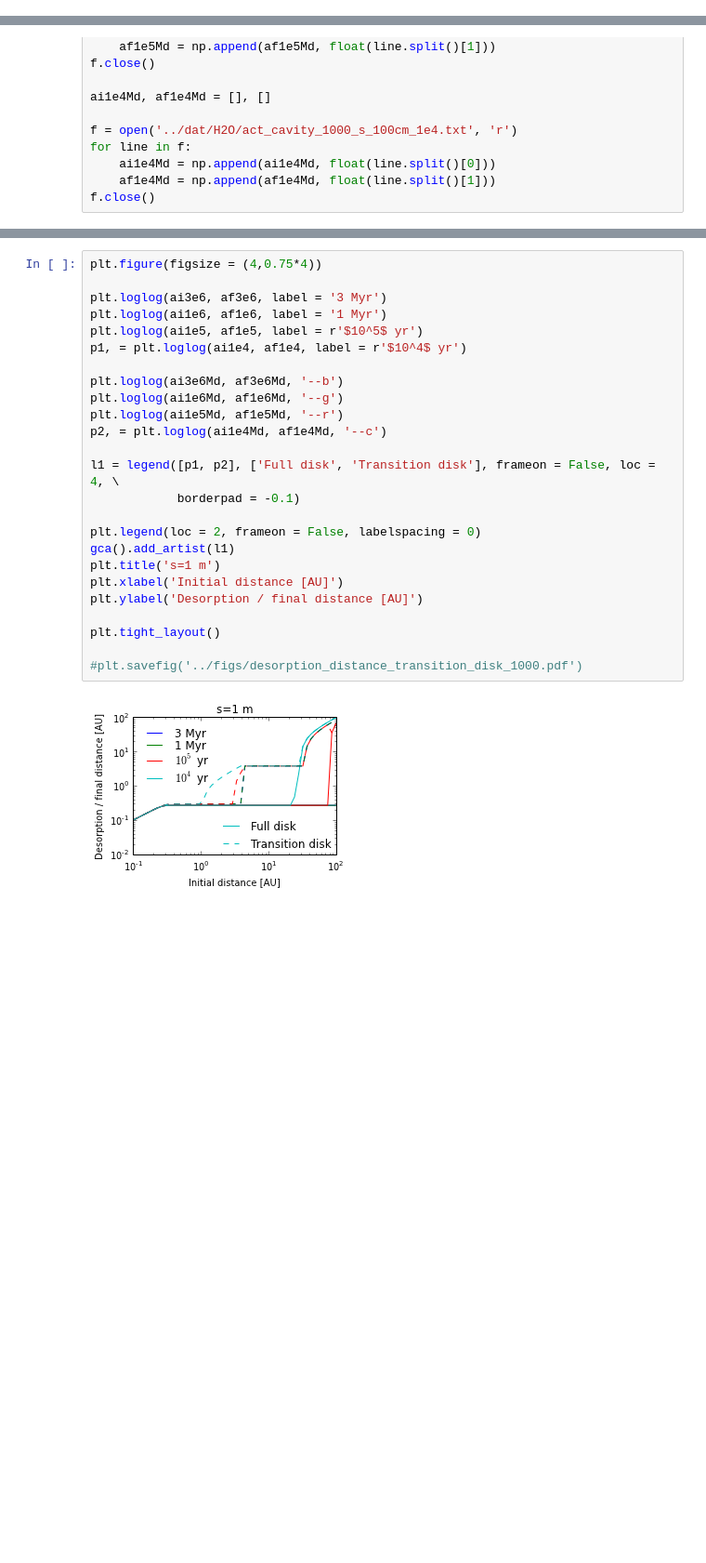
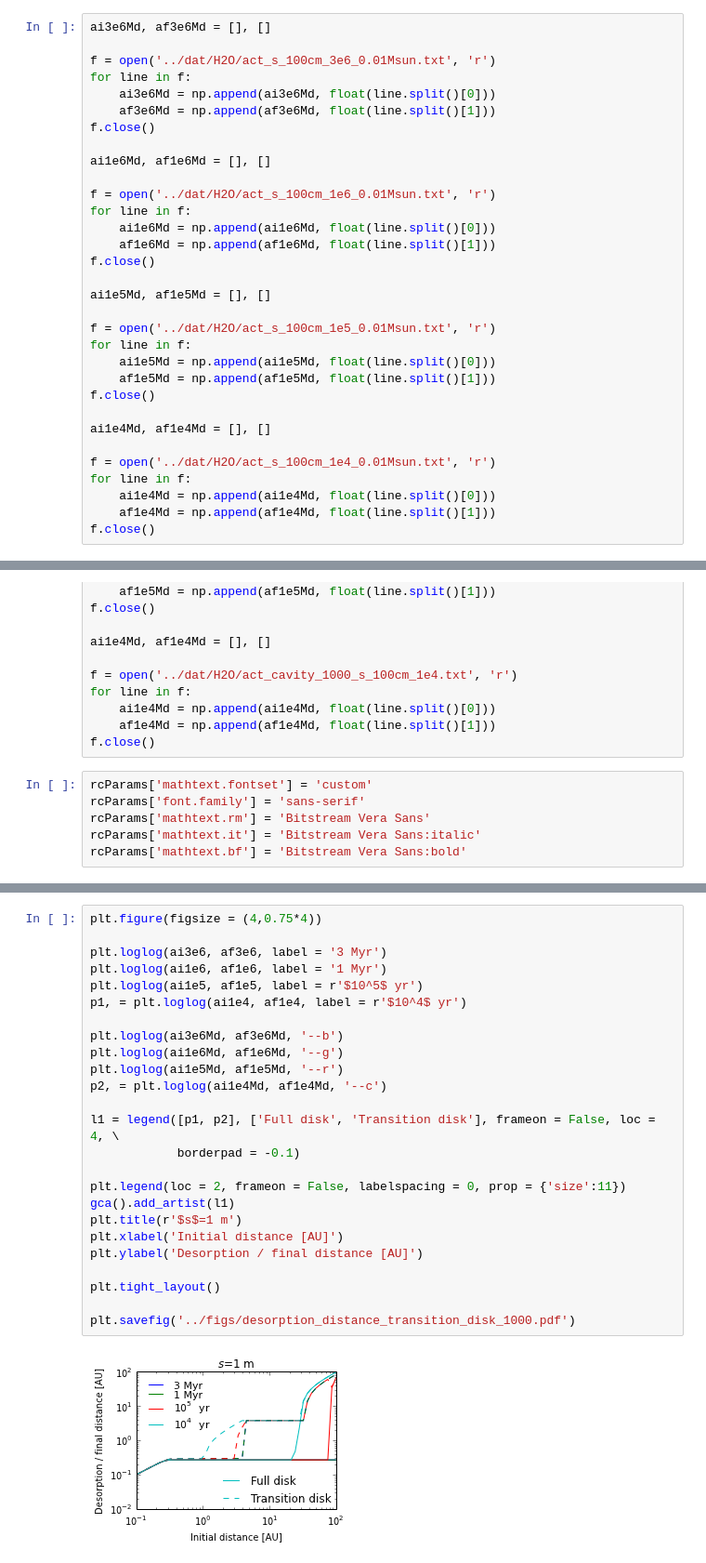
Before and after one commit to apiso/Thesis, a Jupyter notebook: python/drift_desorption_distance_creating_files_transition_disk.ipynb, the cells around one changed output, grey strips where cells are left out. Shown at 93% size. Cells and saved outputs as stored; diff of their text form; blank space fills up the shorter version.

```diff
--- a/python/drift_desorption_distance_creating_files_transition_disk.ipynb
+++ b/python/drift_desorption_distance_creating_files_transition_disk.ipynb
@@ -373,3 +361,35 @@ plt.savefig('../figs/time_plots.pdf')
+# %%
+ai3e6Md, af3e6Md = [], []
+
+f = open('../dat/H2O/act_s_100cm_3e6_0.01Msun.txt', 'r')
+for line in f:
+    ai3e6Md = np.append(ai3e6Md, float(line.split()[0]))
+    af3e6Md = np.append(af3e6Md, float(line.split()[1]))
+f.close()
+
+ai1e6Md, af1e6Md = [], []
+
+f = open('../dat/H2O/act_s_100cm_1e6_0.01Msun.txt', 'r')
+for line in f:
+    ai1e6Md = np.append(ai1e6Md, float(line.split()[0]))
+    af1e6Md = np.append(af1e6Md, float(line.split()[1]))
+f.close()
+
+ai1e5Md, af1e5Md = [], []
+
+f = open('../dat/H2O/act_s_100cm_1e5_0.01Msun.txt', 'r')
+for line in f:
+    ai1e5Md = np.append(ai1e5Md, float(line.split()[0]))
+    af1e5Md = np.append(af1e5Md, float(line.split()[1]))
+f.close()
+
+ai1e4Md, af1e4Md = [], []
+
+f = open('../dat/H2O/act_s_100cm_1e4_0.01Msun.txt', 'r')
+for line in f:
+    ai1e4Md = np.append(ai1e4Md, float(line.split()[0]))
+    af1e4Md = np.append(af1e4Md, float(line.split()[1]))
+f.close()
 # %%
 ai3e6Md, af3e6Md = [], []
 
@@ -402,3 +422,9 @@ for line in f:
     ai1e4Md = np.append(ai1e4Md, float(line.split()[0]))
     af1e4Md = np.append(af1e4Md, float(line.split()[1]))
 f.close()
+# %%
+rcParams['mathtext.fontset'] = 'custom'
+rcParams['font.family'] = 'sans-serif'
+rcParams['mathtext.rm'] = 'Bitstream Vera Sans'
+rcParams['mathtext.it'] = 'Bitstream Vera Sans:italic'
+rcParams['mathtext.bf'] = 'Bitstream Vera Sans:bold'
@@ -405,27 +458,27 @@ f.close()
 # %%
 plt.figure(figsize = (4,0.75*4))
 
 plt.loglog(ai3e6, af3e6, label = '3 Myr')
 plt.loglog(ai1e6, af1e6, label = '1 Myr')
 plt.loglog(ai1e5, af1e5, label = r'$10^5$ yr')
 p1, = plt.loglog(ai1e4, af1e4, label = r'$10^4$ yr')
 
 plt.loglog(ai3e6Md, af3e6Md, '--b')
 plt.loglog(ai1e6Md, af1e6Md, '--g')
 plt.loglog(ai1e5Md, af1e5Md, '--r')
 p2, = plt.loglog(ai1e4Md, af1e4Md, '--c')
 
 l1 = legend([p1, p2], ['Full disk', 'Transition disk'], frameon = False, loc = 4, \
             borderpad = -0.1)
 
-plt.legend(loc = 2, frameon = False, labelspacing = 0)
+plt.legend(loc = 2, frameon = False, labelspacing = 0, prop = {'size':11})
 gca().add_artist(l1)
-plt.title('s=1 m')
+plt.title(r'$s$=1 m')
 plt.xlabel('Initial distance [AU]')
 plt.ylabel('Desorption / final distance [AU]')
 
 plt.tight_layout()
 
-#plt.savefig('../figs/desorption_distance_transition_disk_1000.pdf')
+plt.savefig('../figs/desorption_distance_transition_disk_1000.pdf')
 # %% [output]
-[figure, old version]
+[figure, new version]
```
Also changed, not shown: parts of 7 cells of this notebook, 29 other files.
